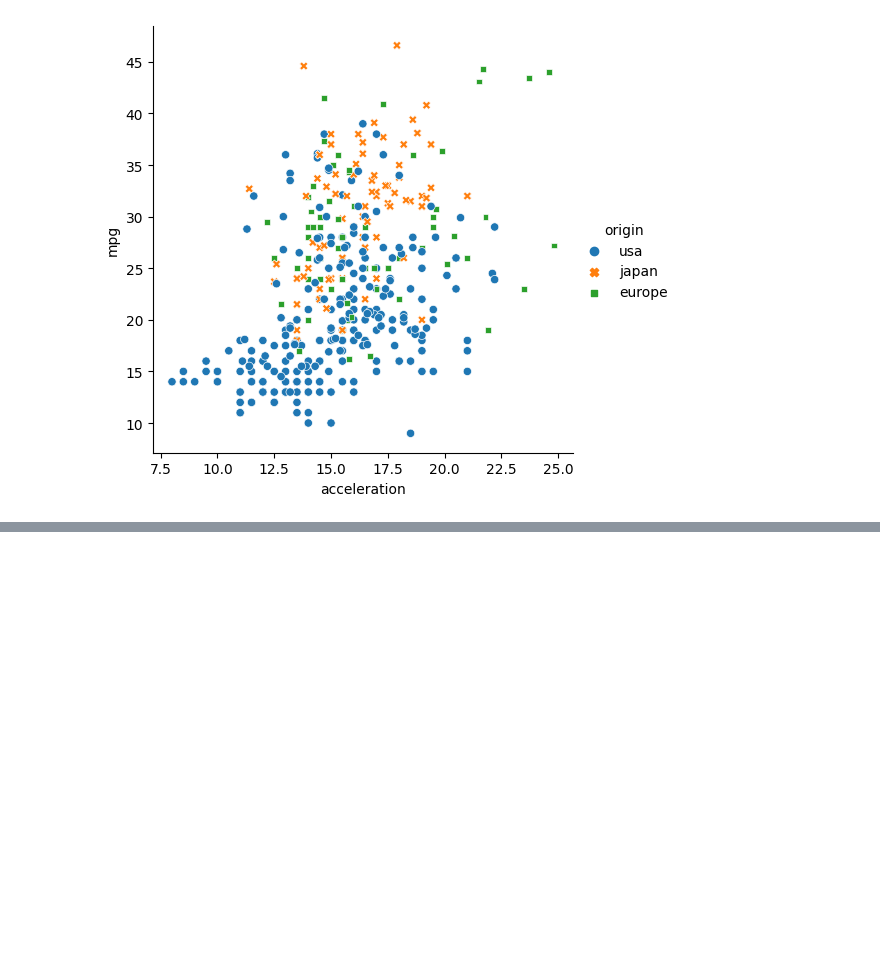
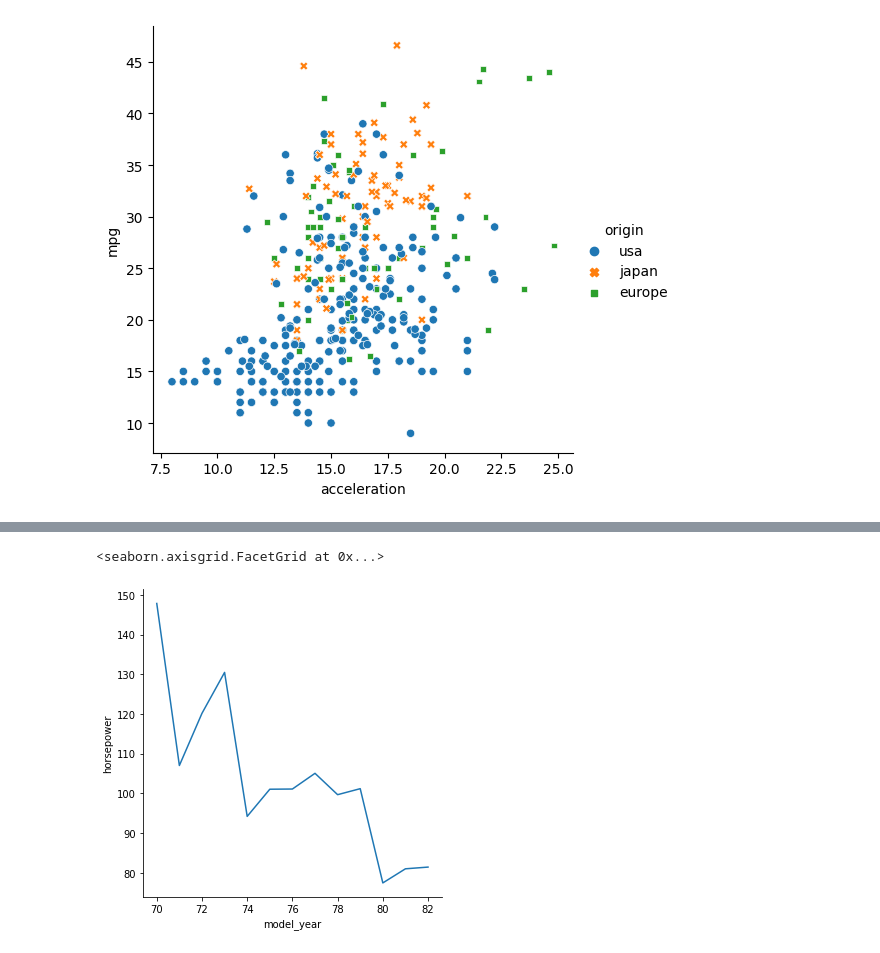
Before and after one commit to ishtiakrongon/Datacamp-Introduction_to_Data_Visualization_with_Seaborn, a Jupyter notebook: Visualizing two quantitative variables.ipynb, the cells around one changed output, grey strips where cells are left out. Saved outputs shown, nothing was run; the diff lists cells and outputs as text; code cells hidden in the pictures; blank space fills up the shorter version.

```diff
--- a/Visualizing two quantitative variables.ipynb
+++ b/Visualizing two quantitative variables.ipynb
@@ -292,0 +308,12 @@ sns.relplot(
+# %%
+# Create line plot of model year vs. horsepower
+sns.relplot(
+    x = "model_year",
+    y = "horsepower",
+    data = mpg,
+    kind = 'line',
+    ci = None
+)
+# %% [output]
+<seaborn.axisgrid.FacetGrid at 0x...>
+[figure, added]
```
Also changed, not shown: parts of 5 cells of this notebook.
